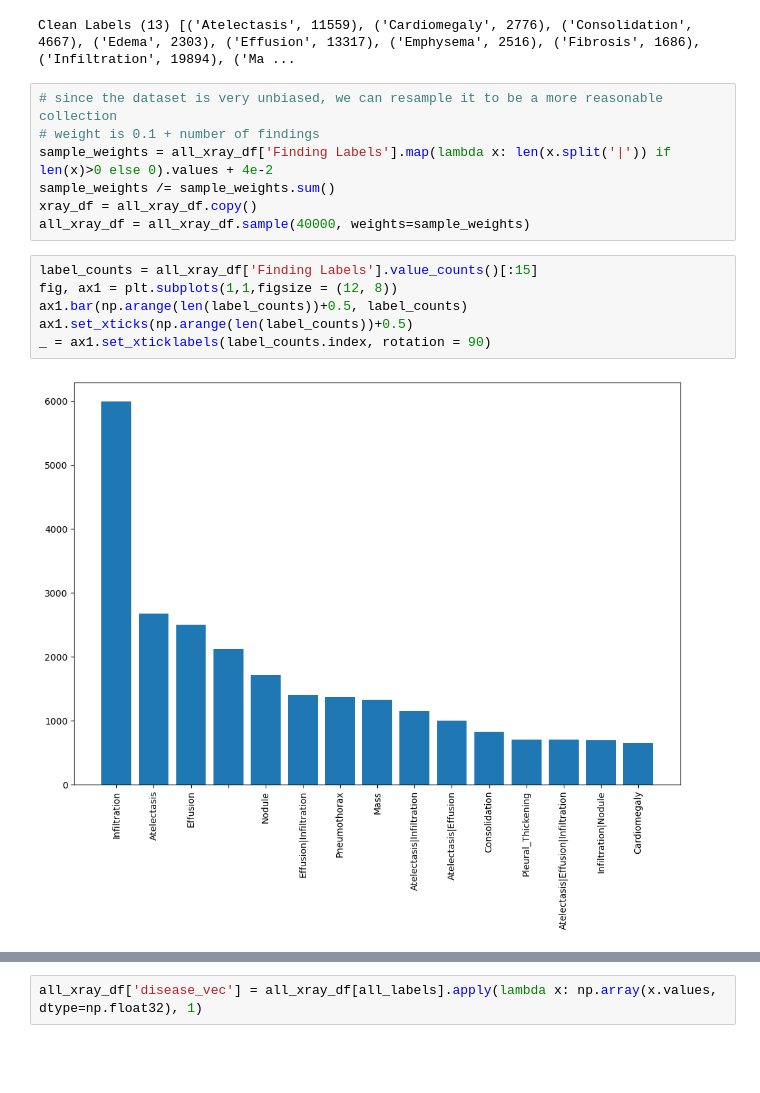
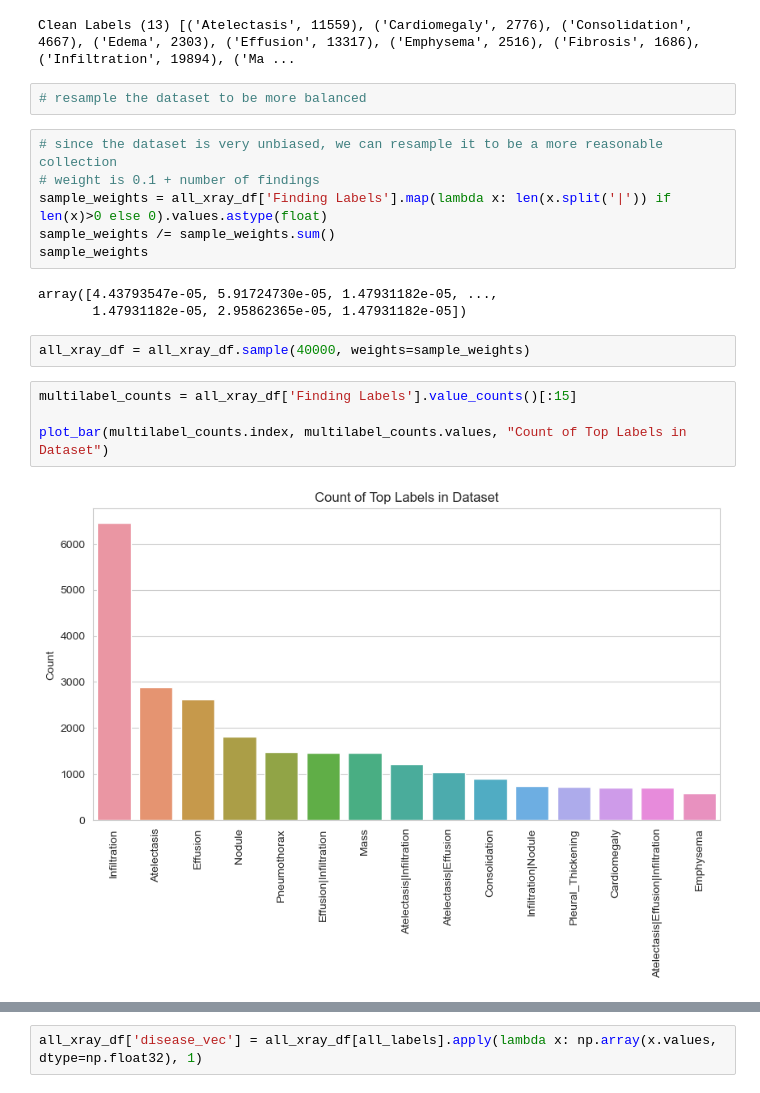
Before and after one commit to bprzybysz/chest-xray-classification, a Jupyter notebook: chest-xray-reboot.ipynb, the cells around one changed output, grey strips where cells are left out. Drawn from its saved outputs; the diff is of its cells as text; blank space fills up the shorter version.

```diff
--- a/chest-xray-reboot.ipynb
+++ b/chest-xray-reboot.ipynb
@@ -138,19 +131,23 @@ print('Clean Labels ({})'.format(len(all_labels)),
       [(c_label,int(all_xray_df[c_label].sum())) for c_label in all_labels])
 # %% [output]
 Clean Labels (13) [('Atelectasis', 11559), ('Cardiomegaly', 2776), ('Consolidation', 4667), ('Edema', 2303), ('Effusion', 13317), ('Emphysema', 2516), ('Fibrosis', 1686), ('Infiltration', 19894), ('Ma ...
+# %%
+# resample the dataset to be more balanced
 # %%
 # since the dataset is very unbiased, we can resample it to be a more reasonable collection
 # weight is 0.1 + number of findings
-sample_weights = all_xray_df['Finding Labels'].map(lambda x: len(x.split('|')) if len(x)>0 else 0).values + 4e-2
+sample_weights = all_xray_df['Finding Labels'].map(lambda x: len(x.split('|')) if len(x)>0 else 0).values.astype(float)
 sample_weights /= sample_weights.sum()
-xray_df = all_xray_df.copy()
-all_xray_df = all_xray_df.sample(40000, weights=sample_weights)
+sample_weights
+# %% [output]
+array([4.43793547e-05, 5.91724730e-05, 1.47931182e-05, ...,
+       1.47931182e-05, 2.95862365e-05, 1.47931182e-05])
-# %%
-label_counts = all_xray_df['Finding Labels'].value_counts()[:15]
-fig, ax1 = plt.subplots(1,1,figsize = (12, 8))
-ax1.bar(np.arange(len(label_counts))+0.5, label_counts)
-ax1.set_xticks(np.arange(len(label_counts))+0.5)
-_ = ax1.set_xticklabels(label_counts.index, rotation = 90)
-# %% [output]
-[figure, removed]
+# %%
+all_xray_df = all_xray_df.sample(40000, weights=sample_weights)
+# %%
+multilabel_counts = all_xray_df['Finding Labels'].value_counts()[:15]
+
+plot_bar(multilabel_counts.index, multilabel_counts.values, "Count of Top Labels in Dataset")
+# %% [output]
+[figure, added]
 # %%
```
Also changed, not shown: parts of 28 cells of this notebook, 4 other files.
